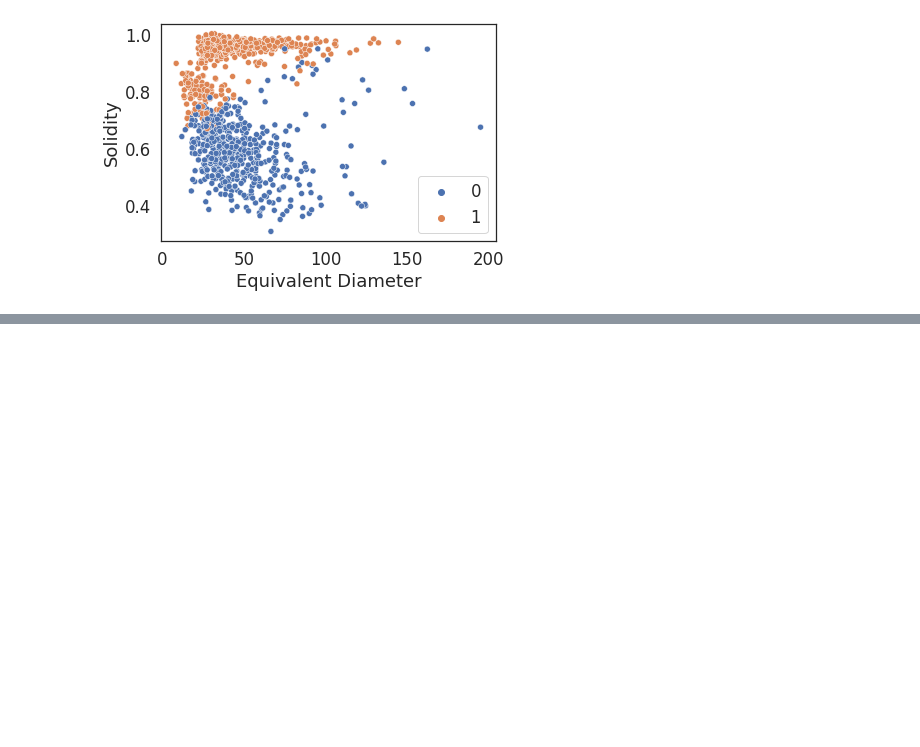
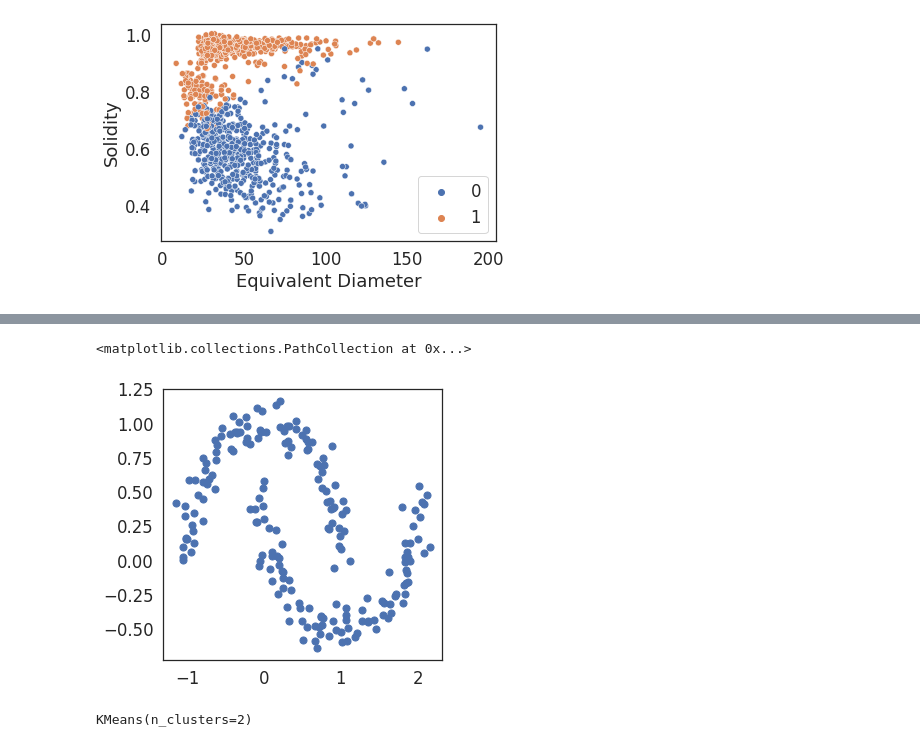
Before and after one commit to kozz84/particle_analysis, a Jupyter notebook: Size_distribution_100Hz_kmeans.ipynb, the cells around one changed output, grey strips where cells are left out. Saved outputs shown, nothing was run; the diff lists cells and outputs as text; code cells hidden in the pictures; blank space fills up the shorter version.

```diff
--- a/Size_distribution_100Hz_kmeans.ipynb
+++ b/Size_distribution_100Hz_kmeans.ipynb
@@ -171,0 +181,15 @@ Text(0.5, 0, 'Klasa przewidywana')
+# %%
+from sklearn.datasets import make_moons
+random_state = 21
+X_mn, y_mn = make_moons(200, noise=.09, random_state=random_state)
+cmap = 'viridis'
+dot_size=50
+fig, ax = plt.subplots(figsize=(5,5))
+ax.scatter(X_mn[:, 0], X_mn[:, 1],
+          # c=y_mn,
+           s=dot_size,
+      #     cmap=cmap
+           )
+# %% [output]
+<matplotlib.collections.PathCollection at 0x...>
+[figure, added]
@@ -171,0 +198,4 @@ Text(0.5, 0, 'Klasa przewidywana')
+# %%
+kmeans.fit(X_mn)
+# %% [output]
+KMeans(n_clusters=2)
```
Also changed, not shown: parts of 15 cells of this notebook.
